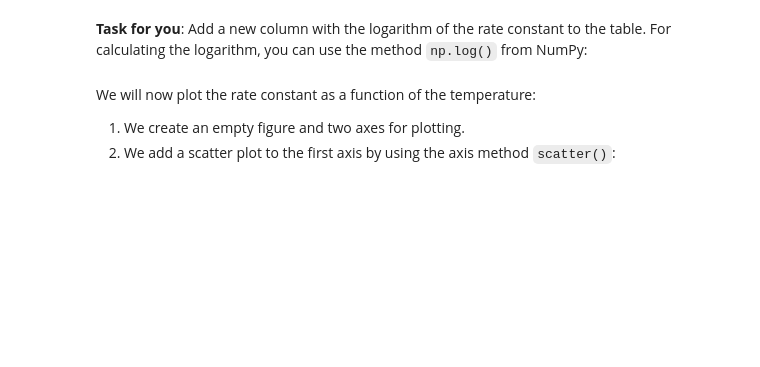
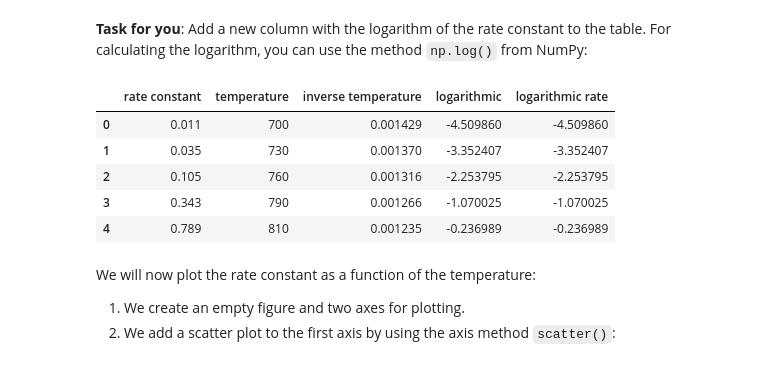
Before and after one commit to joachsob/chemometrics, a Jupyter notebook: exercises/00_python_intro.ipynb, the cells around one changed output. Saved outputs shown, nothing was run; the diff lists cells and outputs as text; code cells hidden in the pictures; blank space fills up the shorter version.

```diff
--- a/exercises/00_python_intro.ipynb
+++ b/exercises/00_python_intro.ipynb
@@ -354,6 +471,16 @@ data
 **Task for you**: Add a new column with the logarithm of the rate constant to the table. For calculating the logarithm, you can use the method `np.log()` from NumPy:
 # %%
 # Write your code here to add a new column with the logarithm of the rate constant to the table.
+
+data["logarithmic rate"] = np.log(data["rate constant"])
+data
+# %% [output]
+|  | rate constant | temperature | inverse temperature | logarithmic | logarithmic rate |
+| 0 | 0.011 | 700 | 0.001429 | -4.509860 | -4.509860 |
+| 1 | 0.035 | 730 | 0.001370 | -3.352407 | -3.352407 |
+| 2 | 0.105 | 760 | 0.001316 | -2.253795 | -2.253795 |
+| 3 | 0.343 | 790 | 0.001266 | -1.070025 | -1.070025 |
+| 4 | 0.789 | 810 | 0.001235 | -0.236989 | -0.236989 |
 # %% [markdown]
 We will now plot the rate constant as a function of the temperature:
 
```
Also changed, not shown: parts of 16 cells of this notebook, 1 other file.
